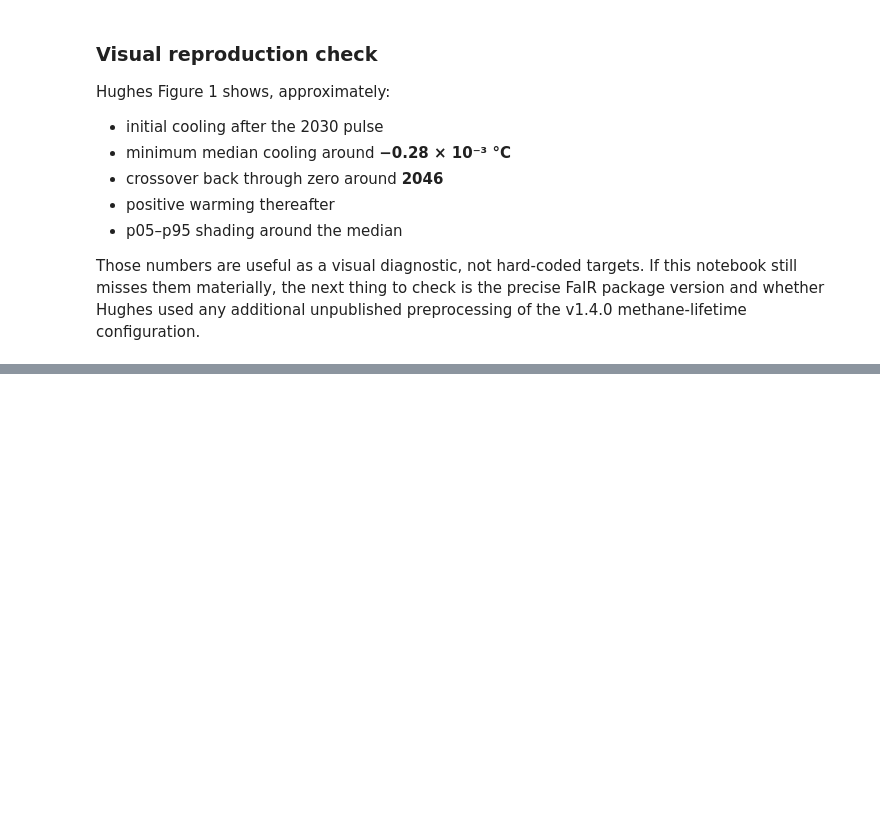
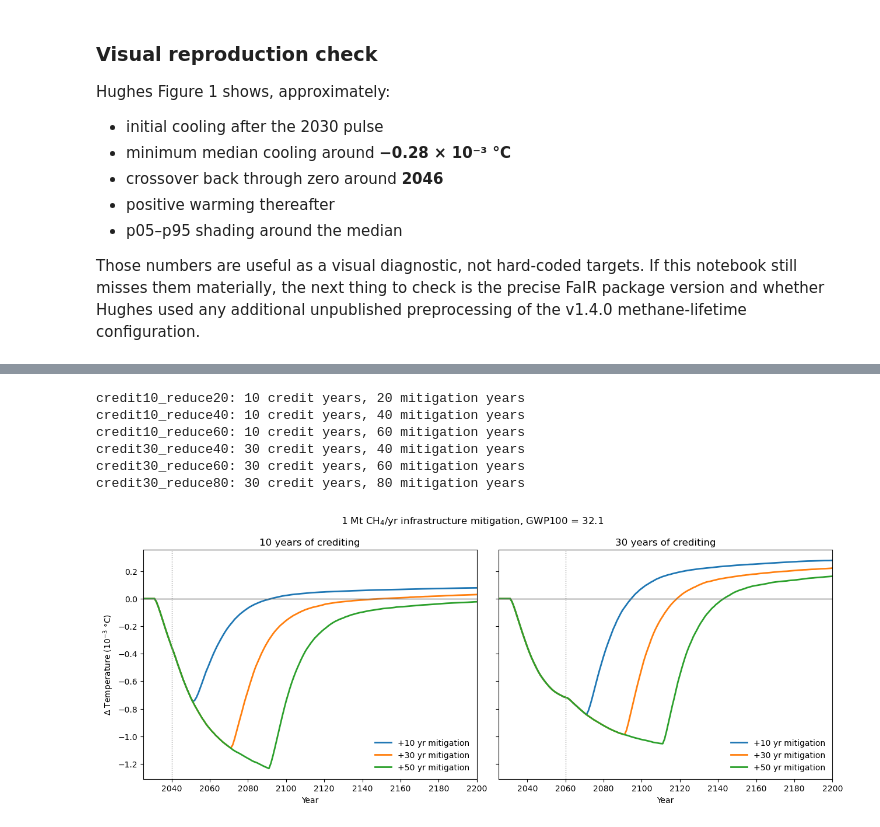
Before and after one commit to carbonplan/slcp-offsetting, a Jupyter notebook: notebooks/Sandbox_FaIR_Hughes.ipynb, the cells around one changed output, grey strips where cells are left out. Cells and saved outputs as stored; diff of their text form; code cells hidden in the pictures; blank space fills up the shorter version.

```diff
--- a/notebooks/Sandbox_FaIR_Hughes.ipynb
+++ b/notebooks/Sandbox_FaIR_Hughes.ipynb
@@ -296,0 +301,37 @@ Those numbers are useful as a visual diagnostic, not hard-coded targets. If this
+# %%
+# ----------------------------
+# methane infrastructure crediting scenarios
+# ----------------------------
+
+INFRA_START_YEAR = 2030
+
+# annual methane reduction from the infrastructure project, Mt CH4/yr
+CH4_REDUCTION_MT_YR = 1.0
+
+# GWP100 used to convert avoided CH4 into CO2e credits
+GWP100 = 32.1 # GWP based on current FaIR configuration
+
+# co2 emissions justified by methane credits, gt co2/yr
+CO2_CREDIT_GT_YR = CH4_REDUCTION_MT_YR * GWP100 / 1000
+
+# crediting period, additional methane mitigation after crediting
+# None means mitigation continues through the end of the FaIR run
+infra_scenarios = {
+    "credit10_reduce20": (10, 10),
+    "credit10_reduce40": (10, 30),
+    "credit10_reduce60": (10, 50),
+    "credit30_reduce40": (30, 10),
+    "credit30_reduce60": (30, 30),
+    "credit30_reduce80": (30, 50),}
+infra_scenario_names = [BASELINE] + list(infra_scenarios)
+
+for name, (credit_years, extra_years) in infra_scenarios.items():
+    mitigation_years = "indefinite" if extra_years is None else credit_years + extra_years
+    print(f"{name}: {credit_years} credit years, {mitigation_years} mitigation years")
+# %% [output]
+credit10_reduce20: 10 credit years, 20 mitigation years
+credit10_reduce40: 10 credit years, 40 mitigation years
+credit10_reduce60: 10 credit years, 60 mitigation years
+credit30_reduce40: 30 credit years, 40 mitigation years
+credit30_reduce60: 30 credit years, 60 mitigation years
+credit30_reduce80: 30 credit years, 80 mitigation years
@@ -296,0 +412,41 @@ Those numbers are useful as a visual diagnostic, not hard-coded targets. If this
+# %%
+# ----------------------------
+# plot infrastructure temperature trajectories
+# ----------------------------
+
+infra_years = np.asarray(f_infra.timebounds, dtype=float) + 1
+
+infra_baseline_T = f_infra.temperature.sel(scenario=BASELINE, layer=0)
+
+dT_infra = {scen: f_infra.temperature.sel(scenario=scen, layer=0) - infra_baseline_T
+    for scen in infra_scenarios}
+
+fig, axes = plt.subplots(1, 2, figsize=(13, 5.2), sharey=True)
+
+for ax, credit_years in zip(axes, [10, 30]):
+
+    for scen, (cy, extra_years) in infra_scenarios.items():
+        if cy != credit_years:
+            continue
+
+        y = dT_infra[scen].median("config").values * 1e3
+
+        label = ("indefinite mitigation"
+            if extra_years is None
+            else f"+{extra_years} yr mitigation")
+        ax.plot(infra_years, y, linewidth=2, label=label)
+
+    ax.axhline(0, color="0.45", linewidth=1)
+    ax.axvline(INFRA_START_YEAR + credit_years, color="0.6", linestyle=":", linewidth=1)
+    ax.set_xlim(INFRA_START_YEAR - 5, END_YEAR)
+    ax.set_xlabel("Year")
+    ax.set_title(f"{credit_years} years of crediting")
+    ax.legend(frameon=False)
+
+axes[0].set_ylabel("Δ Temperature ($10^{-3}$ °C)")
+fig.suptitle(f"1 Mt CH$_4$/yr infrastructure mitigation, GWP100 = {GWP100:g}")
+
+fig.tight_layout()
+plt.show()
+# %% [output]
+[figure, added]
```
Also changed, not shown: parts of 4 cells of this notebook.
